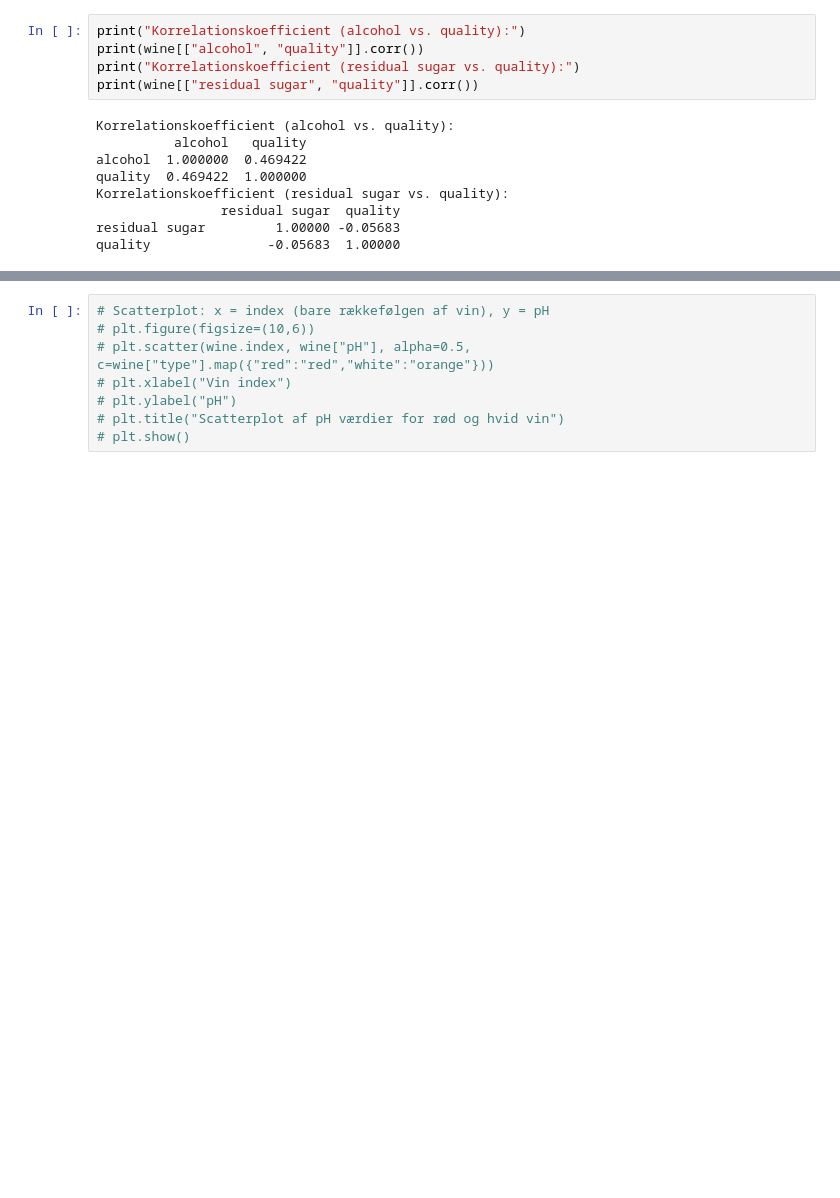
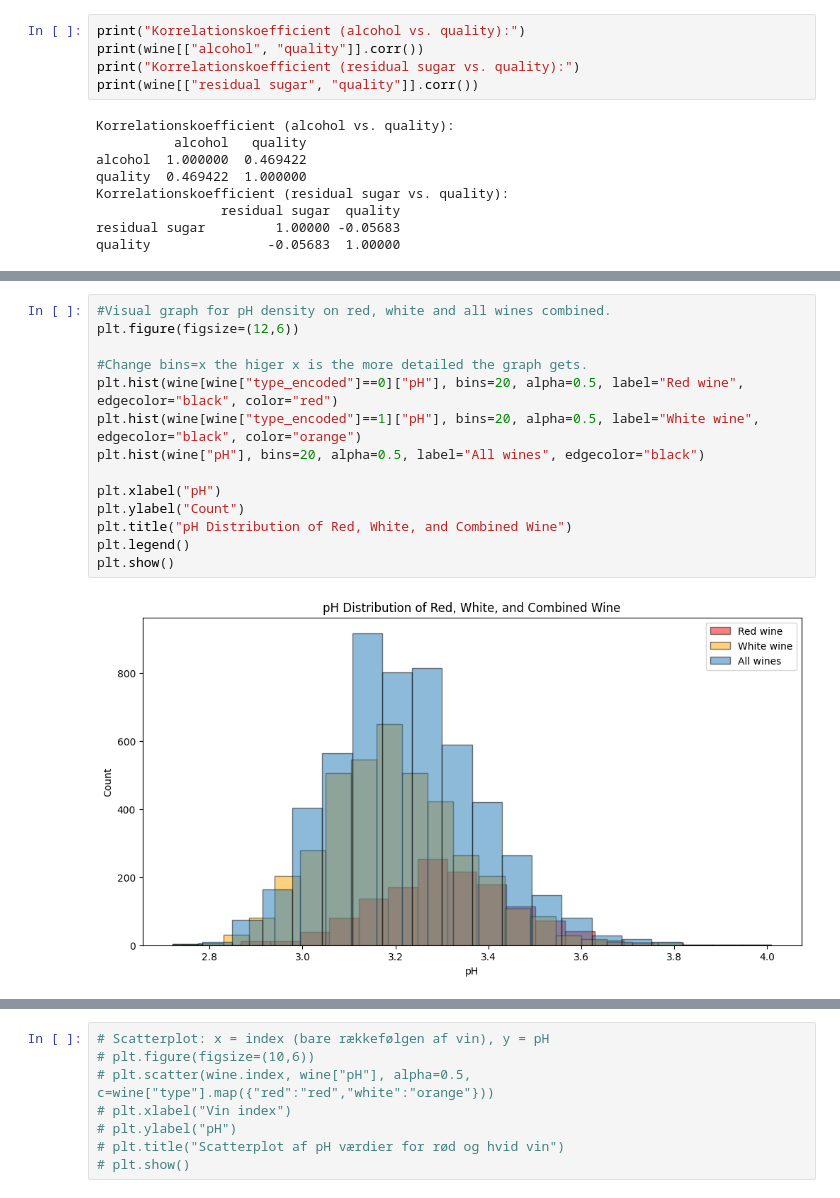
Before and after one commit to Gervig/Business-Intelligence, a Jupyter notebook: MP2/MP2.ipynb, the cells around one changed output, grey strips where cells are left out. Saved outputs shown, nothing was run; the diff lists cells and outputs as text; blank space fills up the shorter version.

```diff
--- a/MP2/MP2.ipynb
+++ b/MP2/MP2.ipynb
@@ -441,0 +488,16 @@ quality               -0.05683  1.00000
+# %%
+#Visual graph for pH density on red, white and all wines combined.
+plt.figure(figsize=(12,6))
+
+#Change bins=x the higer x is the more detailed the graph gets.
+plt.hist(wine[wine["type_encoded"]==0]["pH"], bins=20, alpha=0.5, label="Red wine", edgecolor="black", color="red")
+plt.hist(wine[wine["type_encoded"]==1]["pH"], bins=20, alpha=0.5, label="White wine", edgecolor="black", color="orange")
+plt.hist(wine["pH"], bins=20, alpha=0.5, label="All wines", edgecolor="black")
+
+plt.xlabel("pH")
+plt.ylabel("Count")
+plt.title("pH Distribution of Red, White, and Combined Wine")
+plt.legend()
+plt.show()
+# %% [output]
+[figure, added]
```
Also changed, not shown: parts of 4 cells of this notebook.
